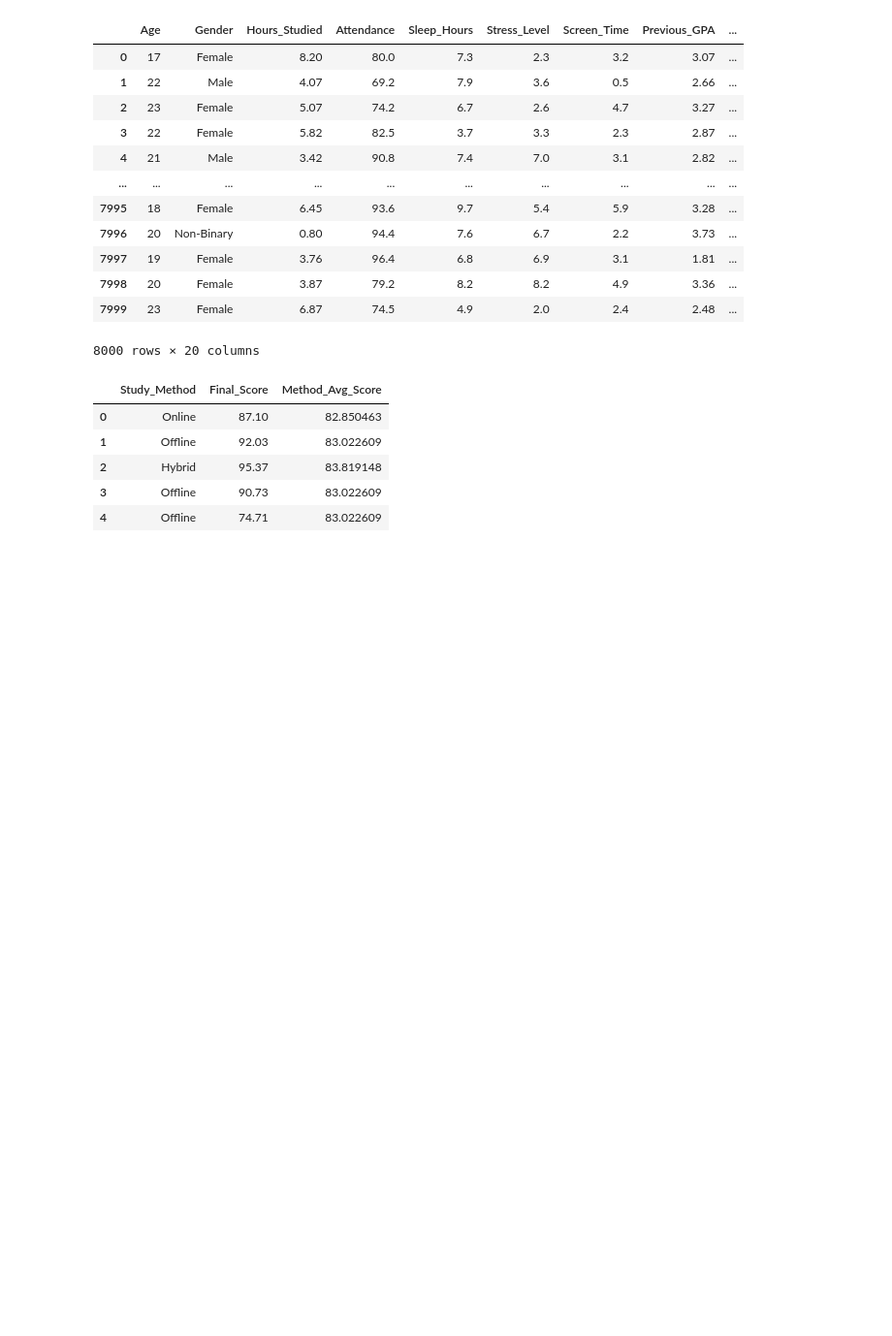
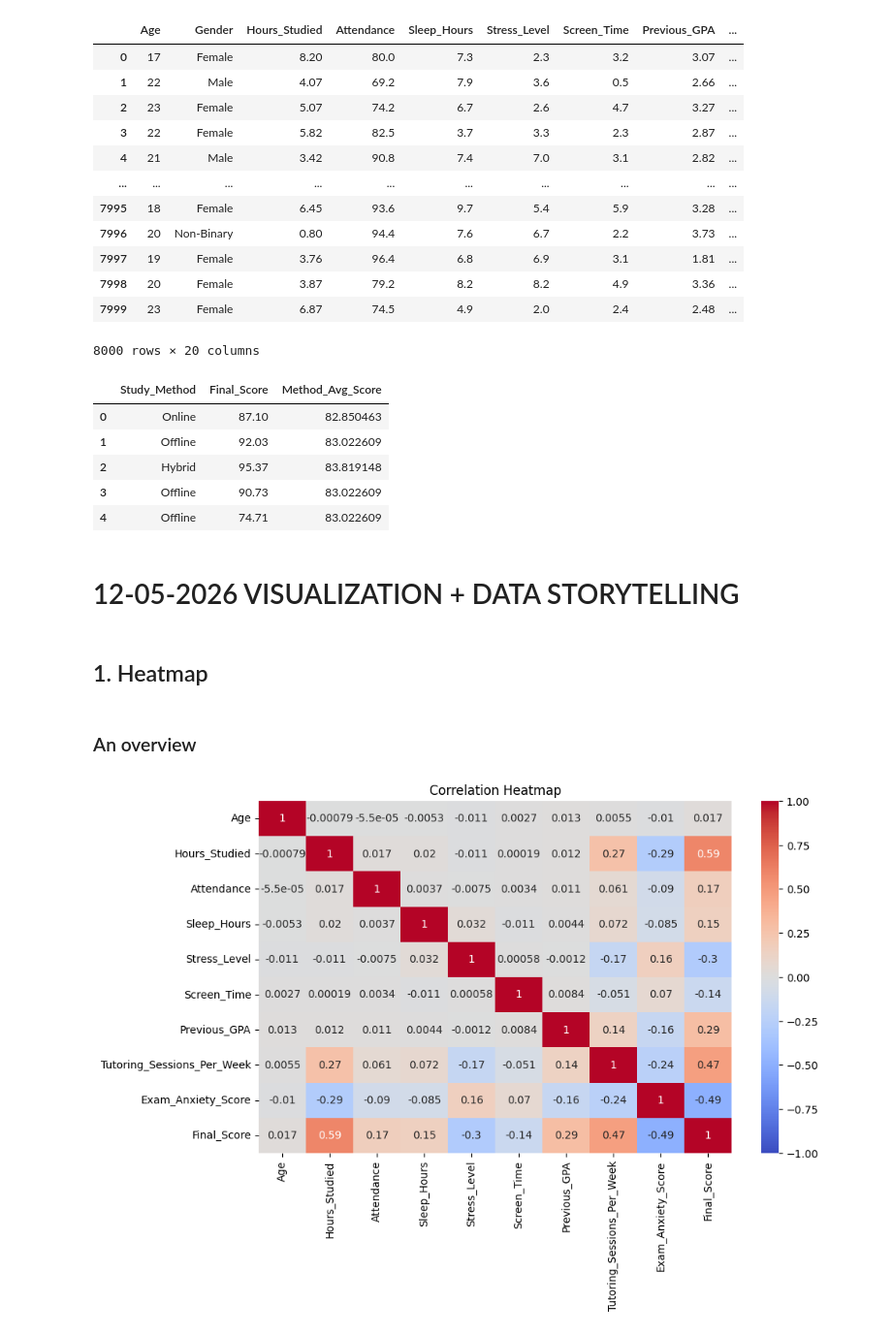
Before and after one commit to FatimaAlMurtadha/Python-atm-and-more, a Jupyter notebook: NewDataSetV20/studentPerformenceDS.ipynb, the cells around one changed output. Shown at 97% size. Cells and saved outputs as stored; diff of their text form; code cells hidden in the pictures; blank space fills up the shorter version.

Commit message:
Heat storytelling - positive and negative factors

```diff
--- a/NewDataSetV20/studentPerformenceDS.ipynb
+++ b/NewDataSetV20/studentPerformenceDS.ipynb
@@ -470,3 +471,24 @@ df_cleaned[
 | 2 | Hybrid | 95.37 | 83.819148 |
 | 3 | Offline | 90.73 | 83.022609 |
 | 4 | Offline | 74.71 | 83.022609 |
+# %% [markdown]
+# 12-05-2026 VISUALIZATION + DATA STORYTELLING
+# %% [markdown]
+## 1. Heatmap
+# %% [markdown]
+### An overview
+# %%
+plt.figure(figsize=(10,6))
+
+sns.heatmap(
+    corr_matrix,
+    annot=True,
+    cmap="coolwarm",
+    vmin=-1,
+    vmax=1
+)
+
+plt.title("Correlation Heatmap")
+plt.show()
+# %% [output]
+[figure, added]
```
Also changed, not shown: parts of 18 cells of this notebook, 1 other file.
